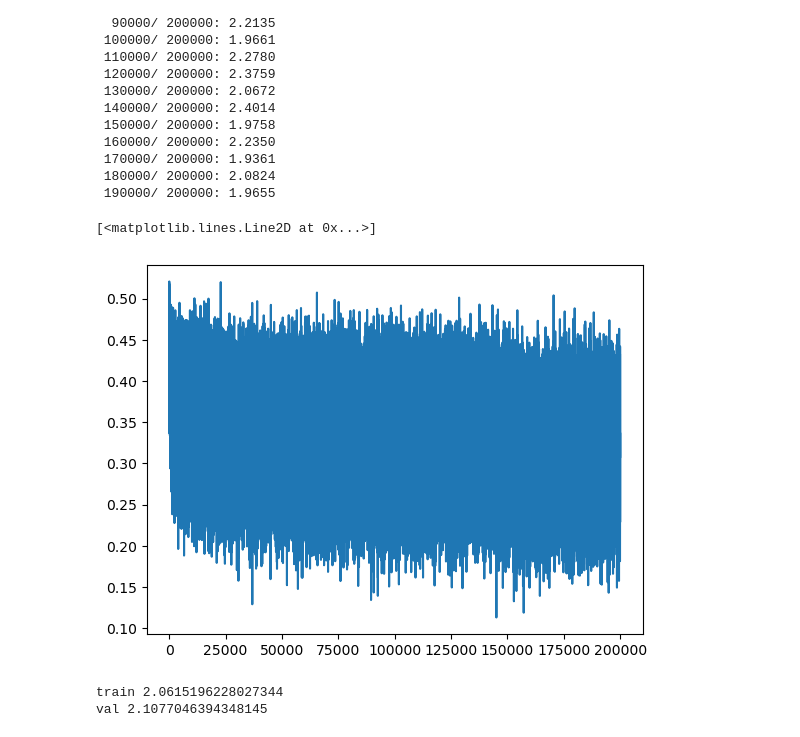
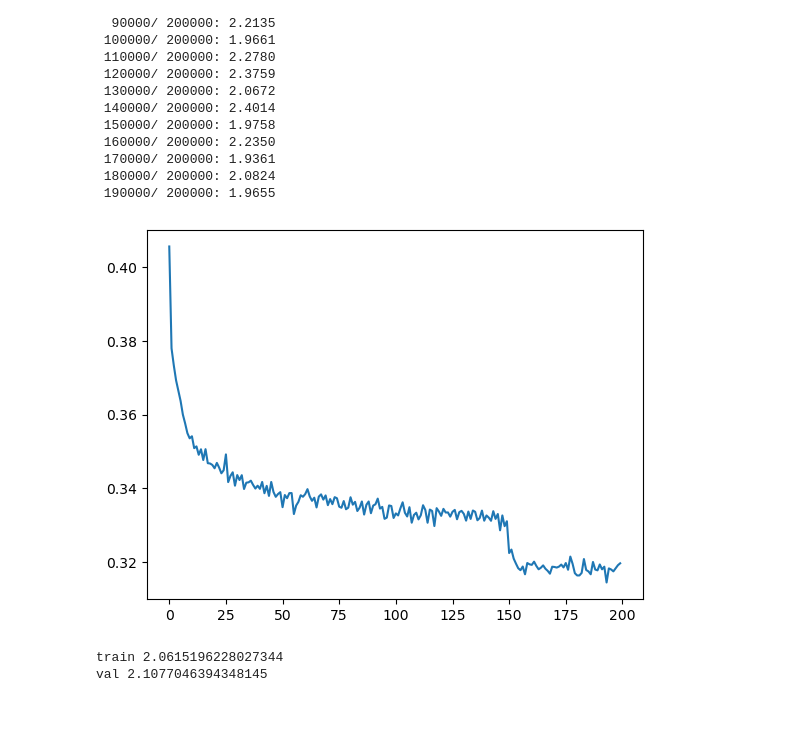
Before and after one commit to kamal-tanwar/makemore, a Jupyter notebook: makemore_part5.ipynb, the cells around one changed output. Cells and saved outputs as stored; diff of their text form; code cells hidden in the pictures.

Commit message:
fixed loss plot

```diff
--- a/makemore_part5.ipynb
+++ b/makemore_part5.ipynb
@@ -217,10 +217,9 @@ for i in range(max_steps):
  180000/ 200000: 2.0824
  190000/ 200000: 1.9655
 # %%
-plt.plot(lossi)
+plt.plot(torch.tensor(lossi).view(-1, 1000).mean(1));
 # %% [output]
-[<matplotlib.lines.Line2D at 0x...>]
-[figure, old version]
+[figure, new version]
 # %%
 for layer in layers:
   layer.training = False
```
